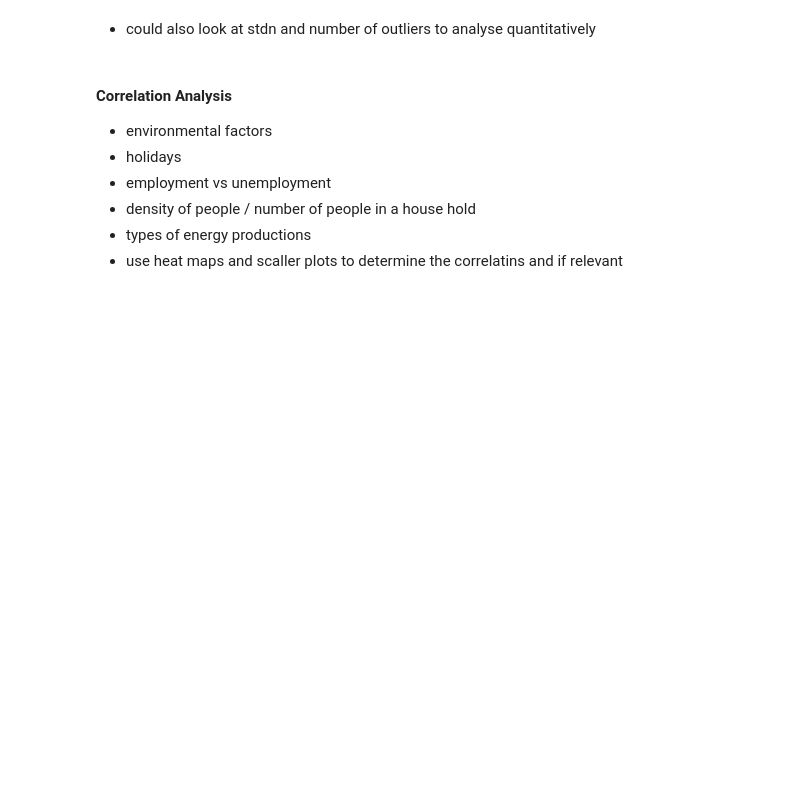
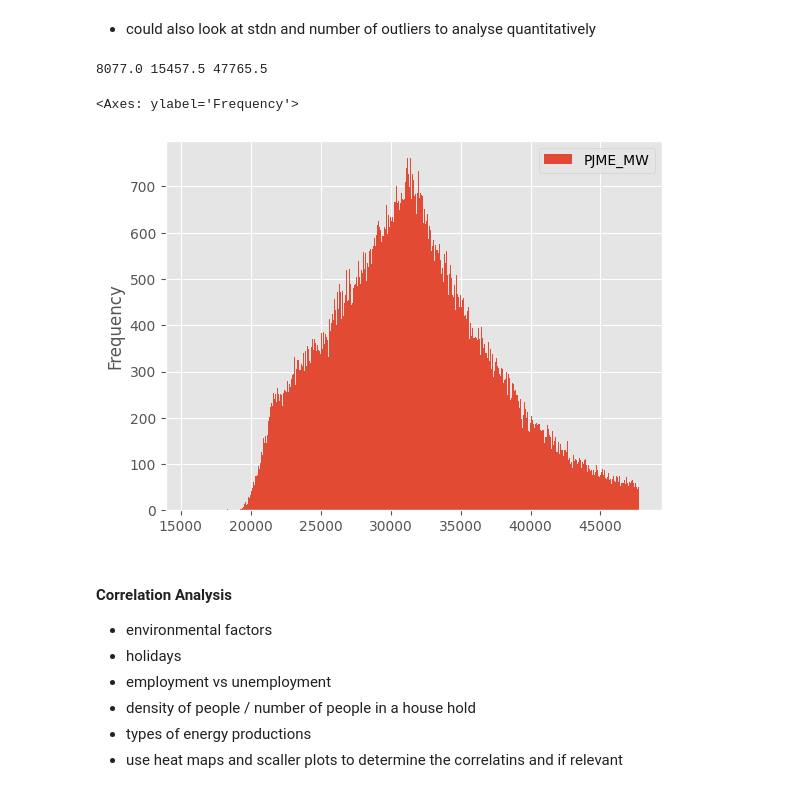
Before and after one commit to minari314159/Energy_Forcasting, a Jupyter notebook: Forecasting.ipynb, the cells around one changed output. Cells and saved outputs as stored; diff of their text form; code cells hidden in the pictures; blank space fills up the shorter version.

```diff
--- a/Forecasting.ipynb
+++ b/Forecasting.ipynb
@@ -139,4 +135,12 @@ dfE.query('PJME_MW < 19_000').plot(figsize=(15,5), style='.')
 [figure]
 # %% [markdown]
 - could also look at stdn and number of outliers to analyse quantitatively
+# %%
+iqr_value = iqr(dfE['PJME_MW'])
+lower_threshold = np.quantile(dfE['PJME_MW'], 0.25) - ((1.5) * (iqr_value))
+upper_threshold = np.quantile(dfE['PJME_MW'], 0.75) + ((1.5) * (iqr_value))
+
+print(iqr_value, lower_threshold, upper_threshold)
+# %% [output]
+8077.0 15457.5 47765.5
 # %%
@@ -144,3 +148,8 @@ df = dfE.query('PJME_MW > 19_000').copy()
+# %%
+df.plot(kind='hist', bins=500)
+# %% [output]
+<Axes: ylabel='Frequency'>
+[figure, added]
 # %% [markdown]
 #### Correlation Analysis
 - environmental factors
```
Also changed, not shown: parts of 11 cells of this notebook.
